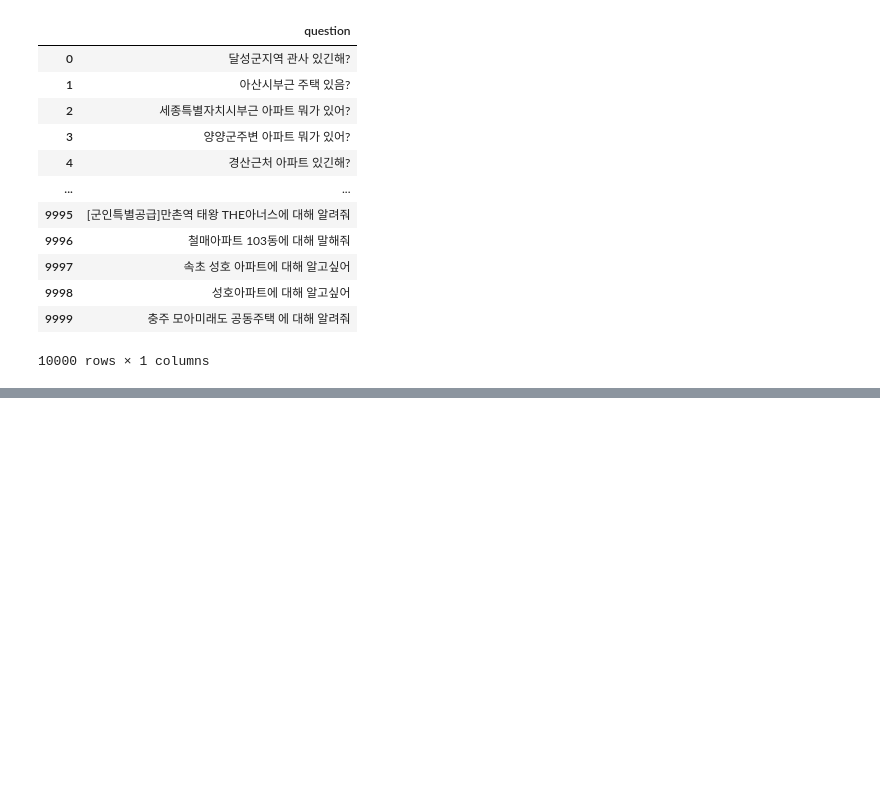
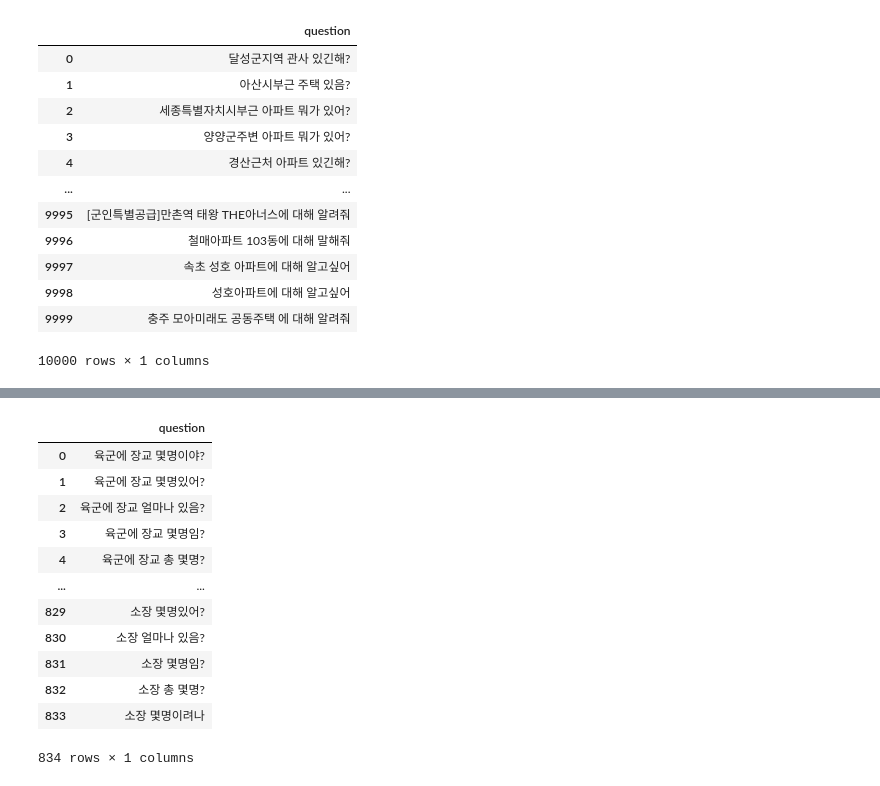
Before and after one commit to koscomcop/2022Military-Chatbot-jupyter, a Jupyter notebook: source/create_dataset.ipynb, the cells around one changed output, grey strips where cells are left out. Saved outputs shown, nothing was run; the diff lists cells and outputs as text; code cells hidden in the pictures; blank space fills up the shorter version.

```diff
--- a/source/create_dataset.ipynb
+++ b/source/create_dataset.ipynb
@@ -631,0 +670,47 @@ df_housing.to_csv(WORK_DIR+'files/train_housing.csv', index=False)
+# %%
+w_personnel = {
+    'ARMY': army,
+    'RANK': ranks,
+    'A': ['몇명이야?', '몇명있어?', '얼마나 있음?', '몇명임?', '총 몇명?', '몇명이려나'],
+    'B': ['인원', '총원', '정원', '명수', '사람수', '인원수'],
+    'C': ['알려줘', '궁금해', '궁금함', '말해줘', '알고싶어', '답해줘']
+}
+t_personnel = [
+    '{ARMY}에 {RANK} {A}',
+    '{ARMY} {B} {A}',
+    '{RANK} {A}',
+]
+# %%
+from itertools import product
+import random
+
+samples = []
+for template in t_personnel:
+    keylist = get_key_from_template(template)
+
+    if len(keylist)==2:
+        # Get all possible cases
+        permute = list(product(w_personnel[keylist[0]],w_personnel[keylist[1]]))
+
+    elif len(keylist)==3:
+        # Get all possible cases
+        permute = list(product(w_personnel[keylist[0]],w_personnel[keylist[1]],w_personnel[keylist[2]]))
+
+    samples += add_samples(permute)
+# %%
+df_personnel = pd.DataFrame(samples, columns=['question'])
+df_personnel
+# %% [output]
+|  | question |
+| 0 | 육군에 장교 몇명이야? |
+| 1 | 육군에 장교 몇명있어? |
+| 2 | 육군에 장교 얼마나 있음? |
+| 3 | 육군에 장교 몇명임? |
+| 4 | 육군에 장교 총 몇명? |
+| ... | ... |
+| 829 | 소장 몇명있어? |
+| 830 | 소장 얼마나 있음? |
+| 831 | 소장 몇명임? |
+| 832 | 소장 총 몇명? |
+| 833 | 소장 몇명이려나 |
+834 rows × 1 columns
```
Also changed, not shown: parts of 8 cells of this notebook, 1 other file.
